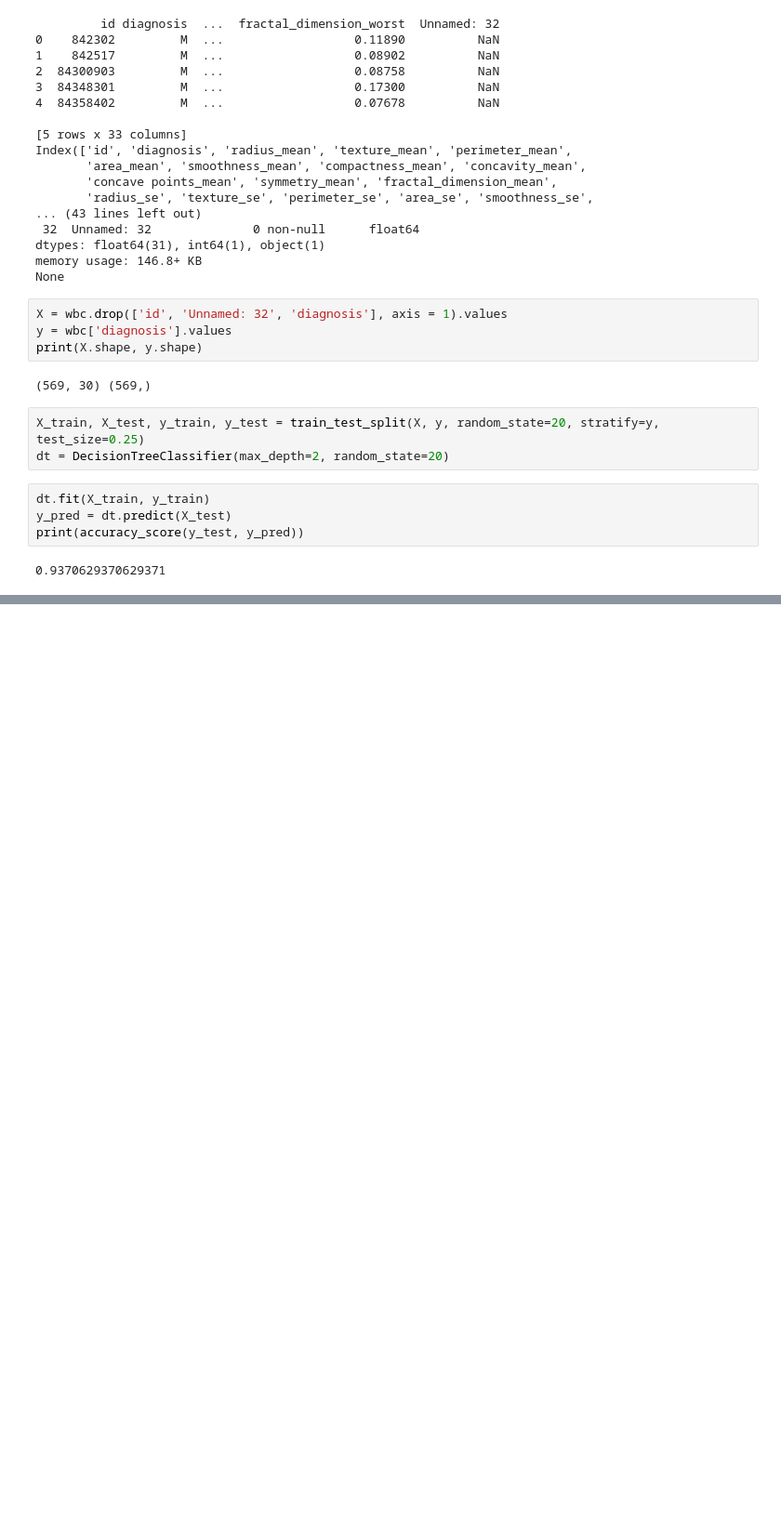
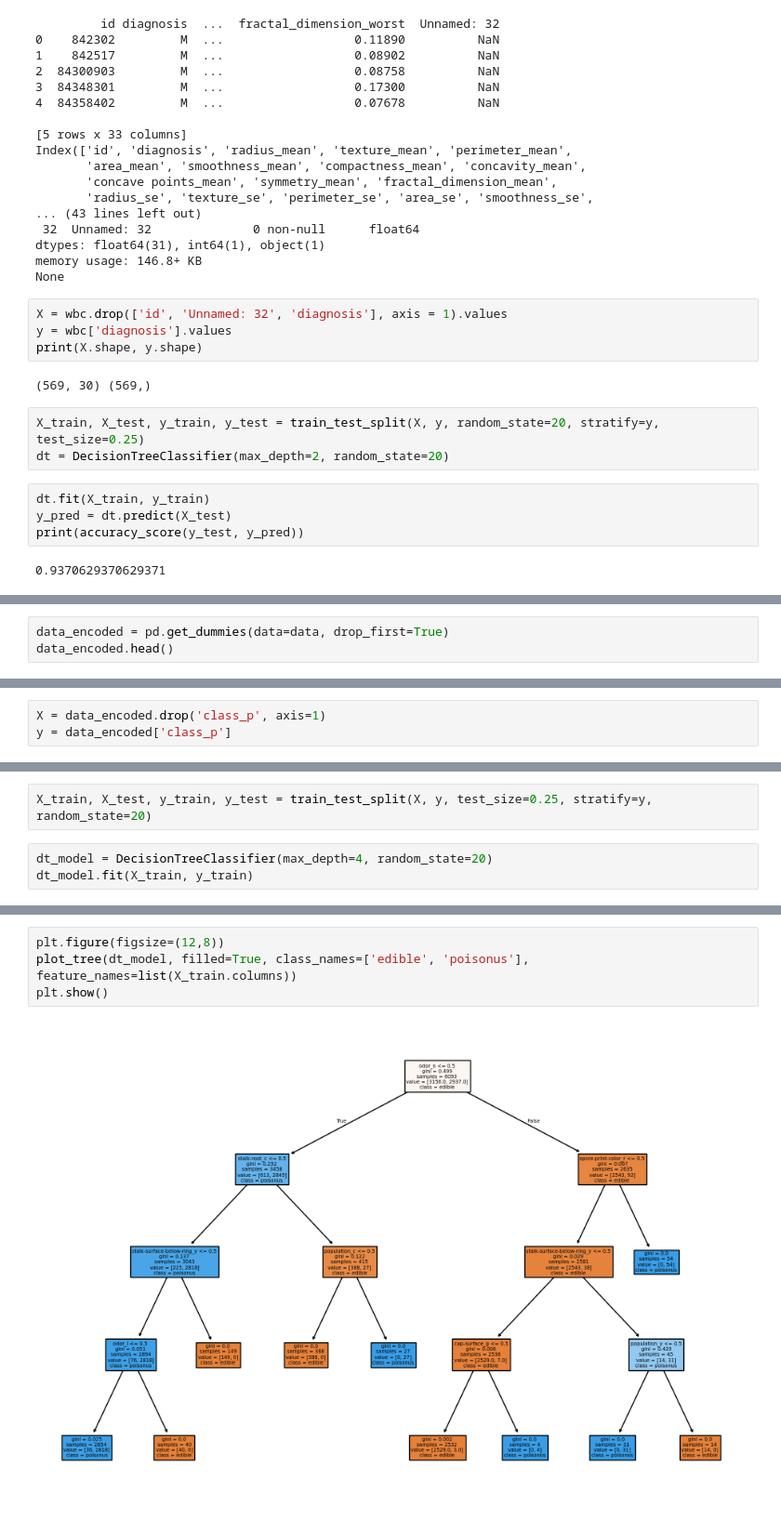
Before and after one commit to golubnichiy/bigdata_0325, a Jupyter notebook: source_06.ipynb, the cells around one changed output, grey strips where cells are left out. Shown at 93% size. Saved outputs shown, nothing was run; the diff lists cells and outputs as text; blank space fills up the shorter version.

```diff
--- a/source_06.ipynb
+++ b/source_06.ipynb
@@ -44,0 +100,3 @@ print(accuracy_score(y_test, y_pred))
+# %%
+data_encoded = pd.get_dummies(data=data, drop_first=True)
+data_encoded.head()
@@ -44,0 +111,3 @@ print(accuracy_score(y_test, y_pred))
+# %%
+X = data_encoded.drop('class_p', axis=1)
+y = data_encoded['class_p']
@@ -44,0 +134,5 @@ print(accuracy_score(y_test, y_pred))
+# %%
+X_train, X_test, y_train, y_test = train_test_split(X, y, test_size=0.25, stratify=y, random_state=20)
+# %%
+dt_model = DecisionTreeClassifier(max_depth=4, random_state=20)
+dt_model.fit(X_train, y_train)
@@ -44,0 +148,6 @@ print(accuracy_score(y_test, y_pred))
+# %%
+plt.figure(figsize=(12,8))
+plot_tree(dt_model, filled=True, class_names=['edible', 'poisonus'], feature_names=list(X_train.columns))
+plt.show()
+# %% [output]
+[figure, added]
```
Also changed, not shown: parts of 14 cells of this notebook, 1 other file.
